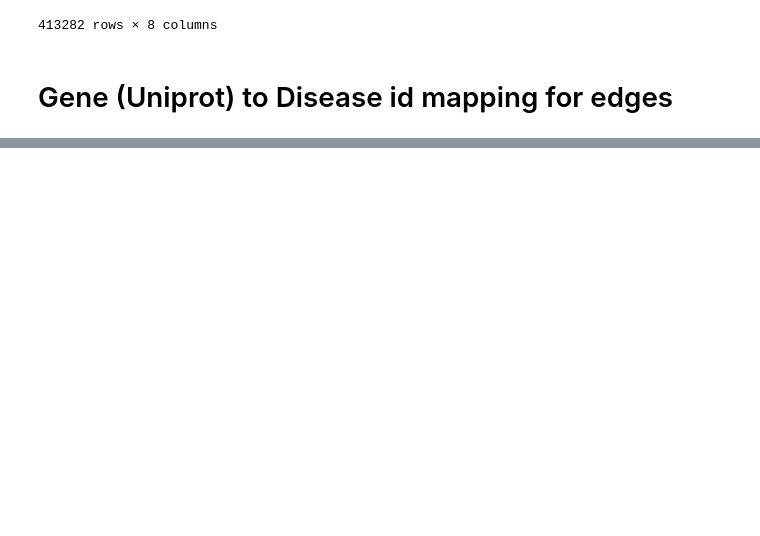
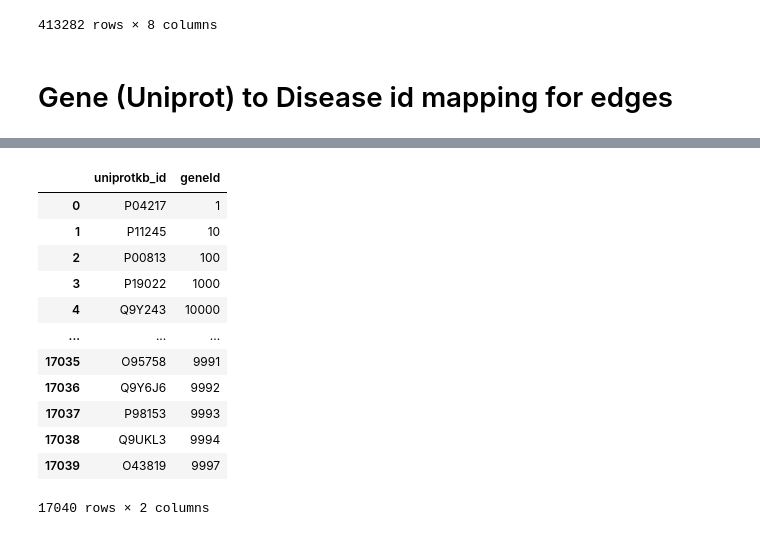
Before and after one commit to rangan2510/InteractDb-rc2, a Jupyter notebook: parser/disenget_parser.ipynb, the cells around one changed output, grey strips where cells are left out. Drawn from its saved outputs; the diff is of its cells as text; code cells hidden in the pictures; blank space fills up the shorter version.

```diff
--- a/parser/disenget_parser.ipynb
+++ b/parser/disenget_parser.ipynb
@@ -92,0 +141,18 @@ pd.read_csv()
+# %%
+gene_map = pd.read_csv('../data/diseases/DisGeNET/mapa_geneid_4_uniprot_crossref.tsv', sep="\t")
+gene_map.columns = ['uniprotkb_id','geneId']
+gene_map
+# %% [output]
+|  | uniprotkb_id | geneId |
+| 0 | P04217 | 1 |
+| 1 | P11245 | 10 |
+| 2 | P00813 | 100 |
+| 3 | P19022 | 1000 |
+| 4 | Q9Y243 | 10000 |
+| ... | ... | ... |
+| 17035 | O95758 | 9991 |
+| 17036 | Q9Y6J6 | 9992 |
+| 17037 | P98153 | 9993 |
+| 17038 | Q9UKL3 | 9994 |
+| 17039 | O43819 | 9997 |
+17040 rows × 2 columns
```
Also changed, not shown: parts of 7 cells of this notebook, 9 other files.
